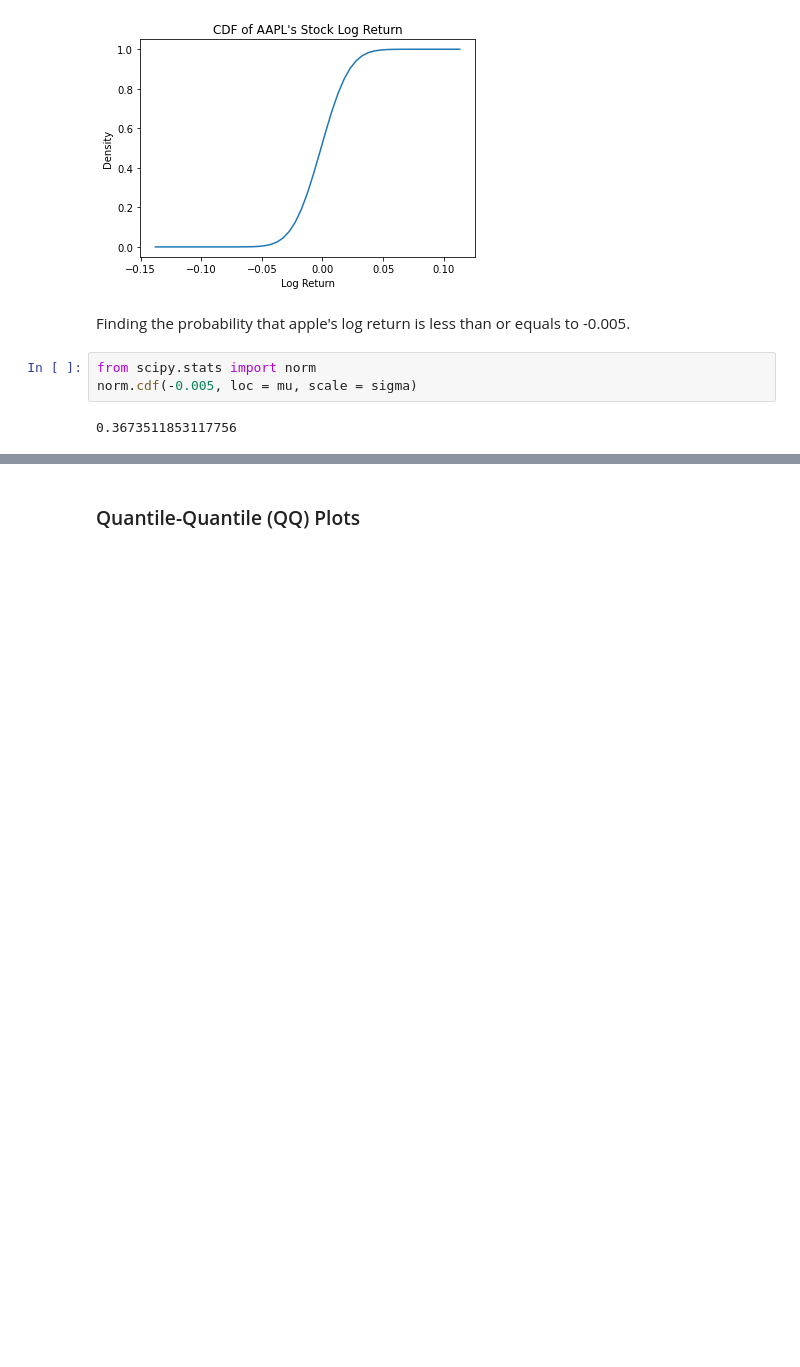
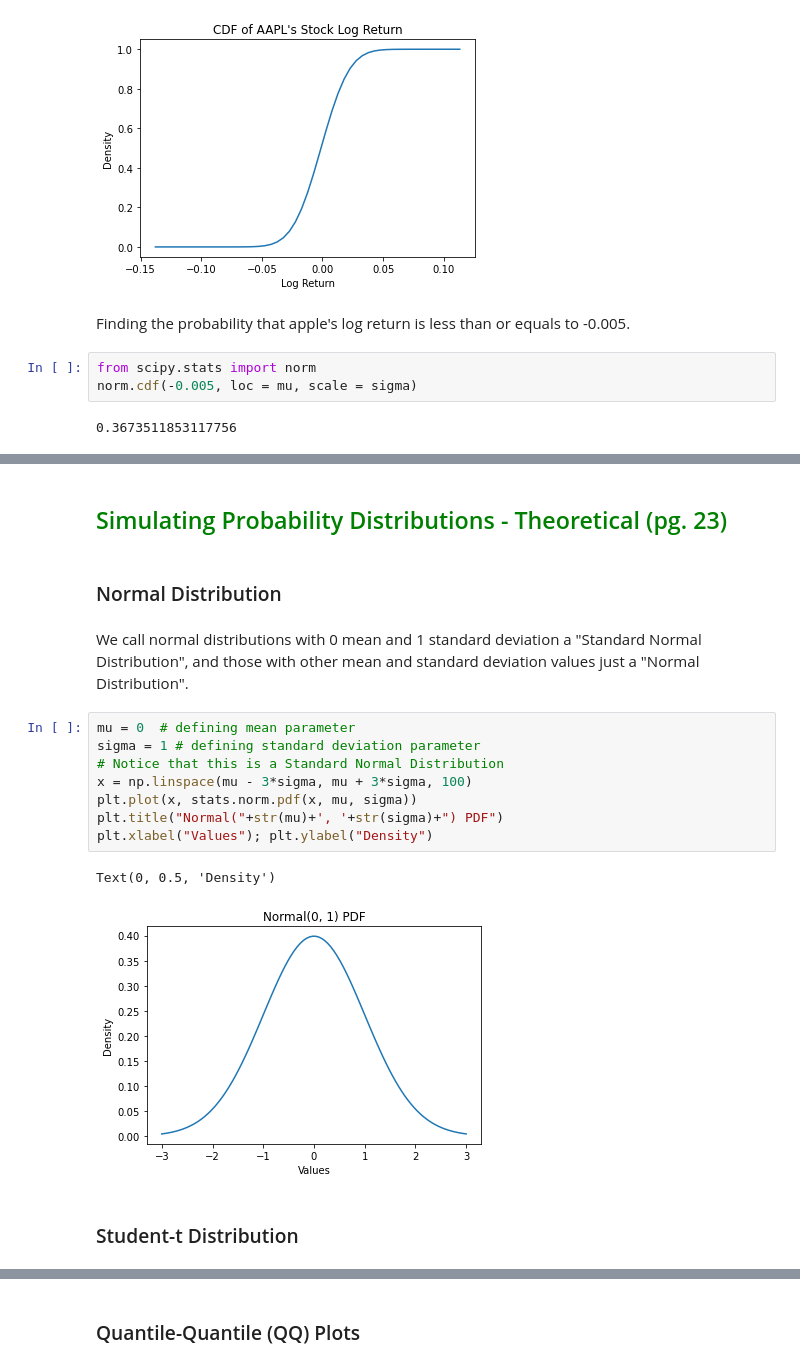
Before and after one commit to lykjohn/UChicago-Summer-Session-2022, a Jupyter notebook: Week1/Week 1 Lecture Source Code.ipynb, the cells around one changed output, grey strips where cells are left out. Drawn from its saved outputs; the diff is of its cells as text; blank space fills up the shorter version.

```diff
--- a/Week1/Week 1 Lecture Source Code.ipynb
+++ b/Week1/Week 1 Lecture Source Code.ipynb
@@ -167,0 +180,19 @@ norm.cdf(-0.005, loc = mu, scale = sigma)
+# %% [markdown]
+<h2 style="color:Green;">Simulating Probability Distributions - Theoretical (pg. 23)</h2>
+# %% [markdown]
+<h3>Normal Distribution</h3>
+# %% [markdown]
+We call normal distributions with 0 mean and 1 standard deviation a "Standard Normal Distribution", and those with other mean and standard deviation values just a "Normal Distribution".
+# %%
+mu = 0  # defining mean parameter
+sigma = 1 # defining standard deviation parameter
+# Notice that this is a Standard Normal Distribution
+x = np.linspace(mu - 3*sigma, mu + 3*sigma, 100)
+plt.plot(x, stats.norm.pdf(x, mu, sigma))
+plt.title("Normal("+str(mu)+', '+str(sigma)+") PDF")
+plt.xlabel("Values"); plt.ylabel("Density")
+# %% [output]
+Text(0, 0.5, 'Density')
+[figure, added]
+# %% [markdown]
+<h3>Student-t Distribution</h3>
```
Also changed, not shown: parts of 7 cells of this notebook, 5 other files.
